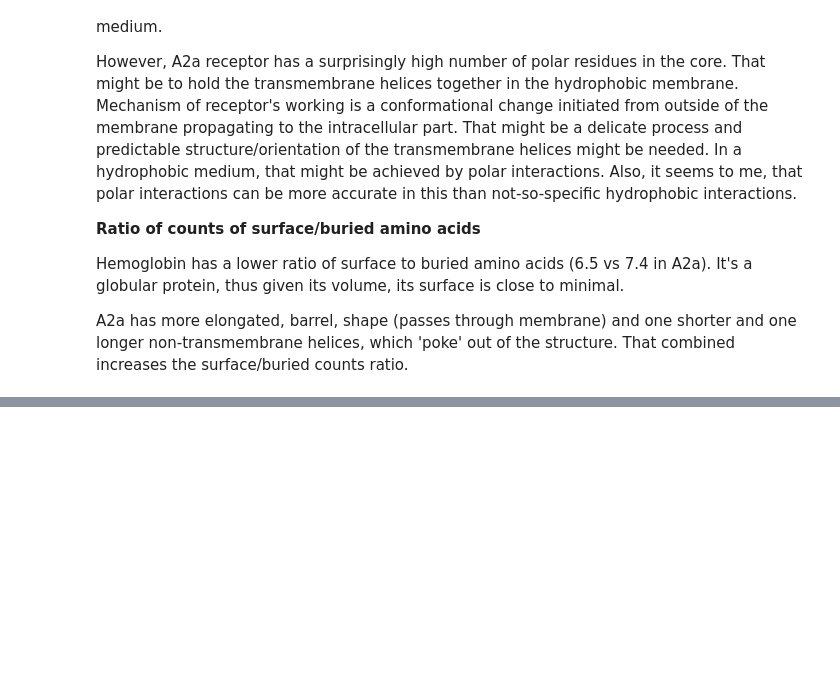
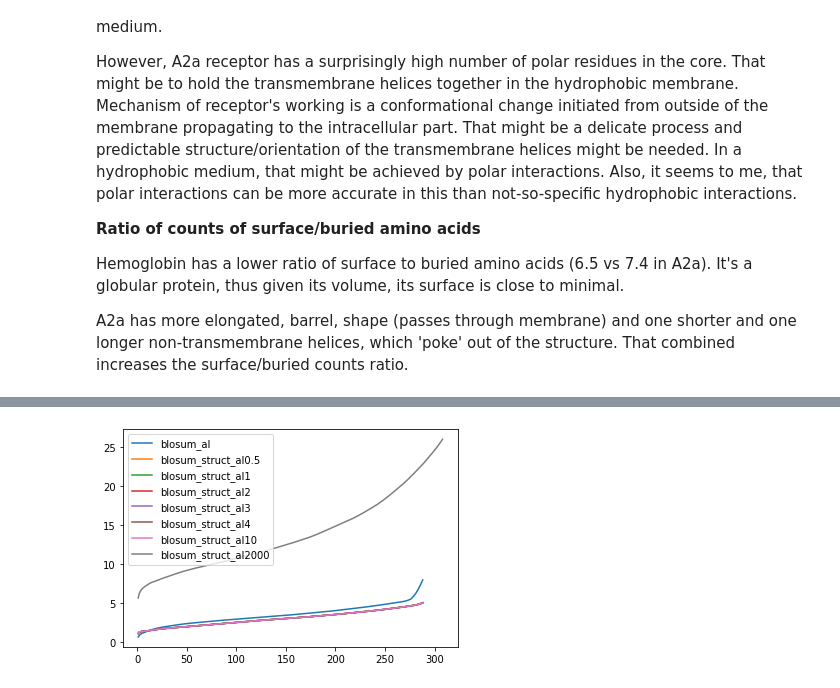
Before and after one commit to adam-kral/bioinfo_algoritmy_kral, a Jupyter notebook: assignment_demos.ipynb, the cells around one changed output, grey strips where cells are left out. Drawn from its saved outputs; the diff is of its cells as text; code cells hidden in the pictures; blank space fills up the shorter version.

```diff
--- a/assignment_demos.ipynb
+++ b/assignment_demos.ipynb
@@ -611,0 +689,10 @@ víc dat a/nebo pravděpodobnostní model.
+# %%
+from Bio.PDB import PDBParser
+
+from assignments.structure_superposition.superposition import *
+
+parser = PDBParser()
+chain1 = parser.get_structure('a2a', 'assignments/structure_superposition/test_data/A2a_receptor.pdb')[0]['A']
+chain2 = parser.get_structure('3eml', 'assignments/structure_superposition/test_data/3eml.pdb')[0]['A']
+
+superposition_rmsds = []
@@ -611,0 +798,10 @@ víc dat a/nebo pravděpodobnostní model.
+# %%
+import seaborn as sns
+from matplotlib import pyplot as plt
+
+x, y = np.transpose(list(itertools.chain(*(enumerate(values, start=1) for name, values in superposition_rmsds))))
+
+sns.lineplot(x=x, y=y, hue=[name for name, values in superposition_rmsds for _ in values])
+plt.show()
+# %% [output]
+[figure, added]
```
Also changed, not shown: parts of 43 cells of this notebook, 13 other files.
